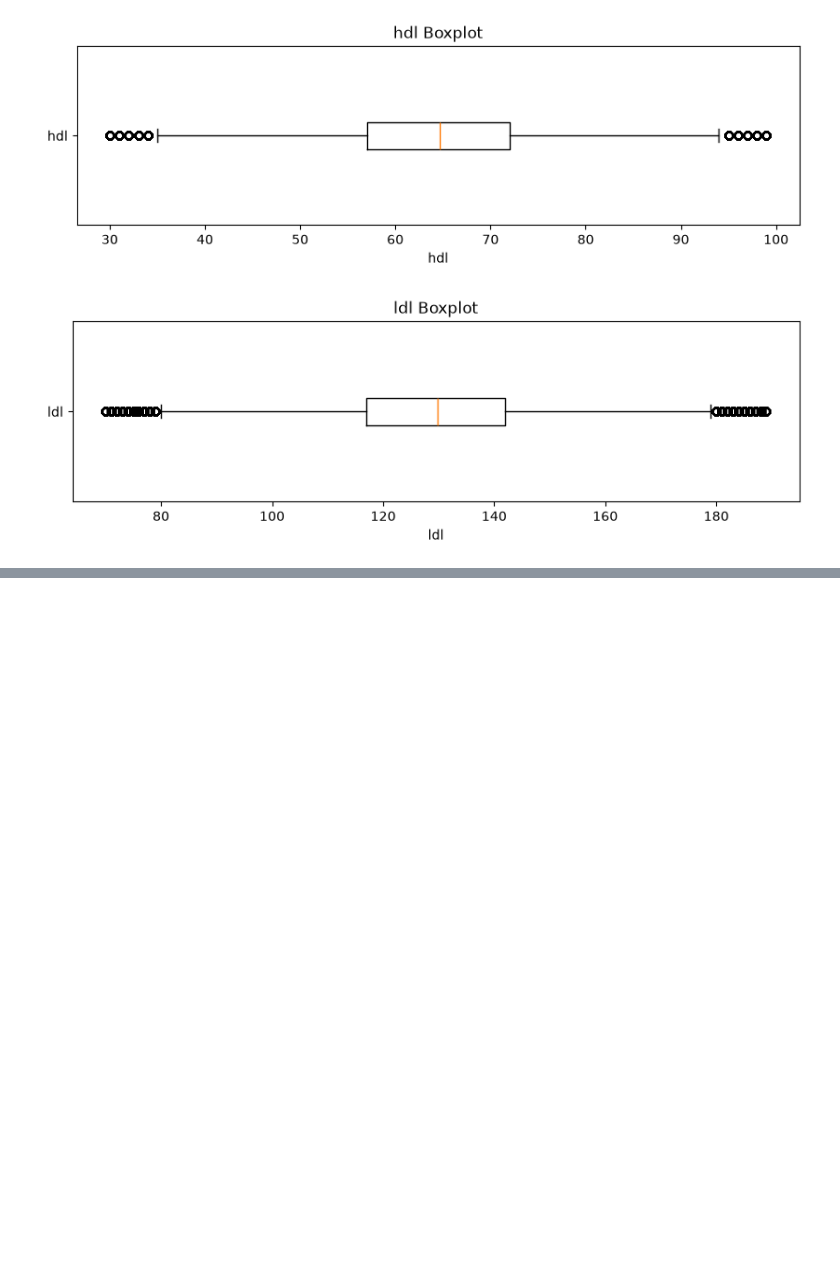
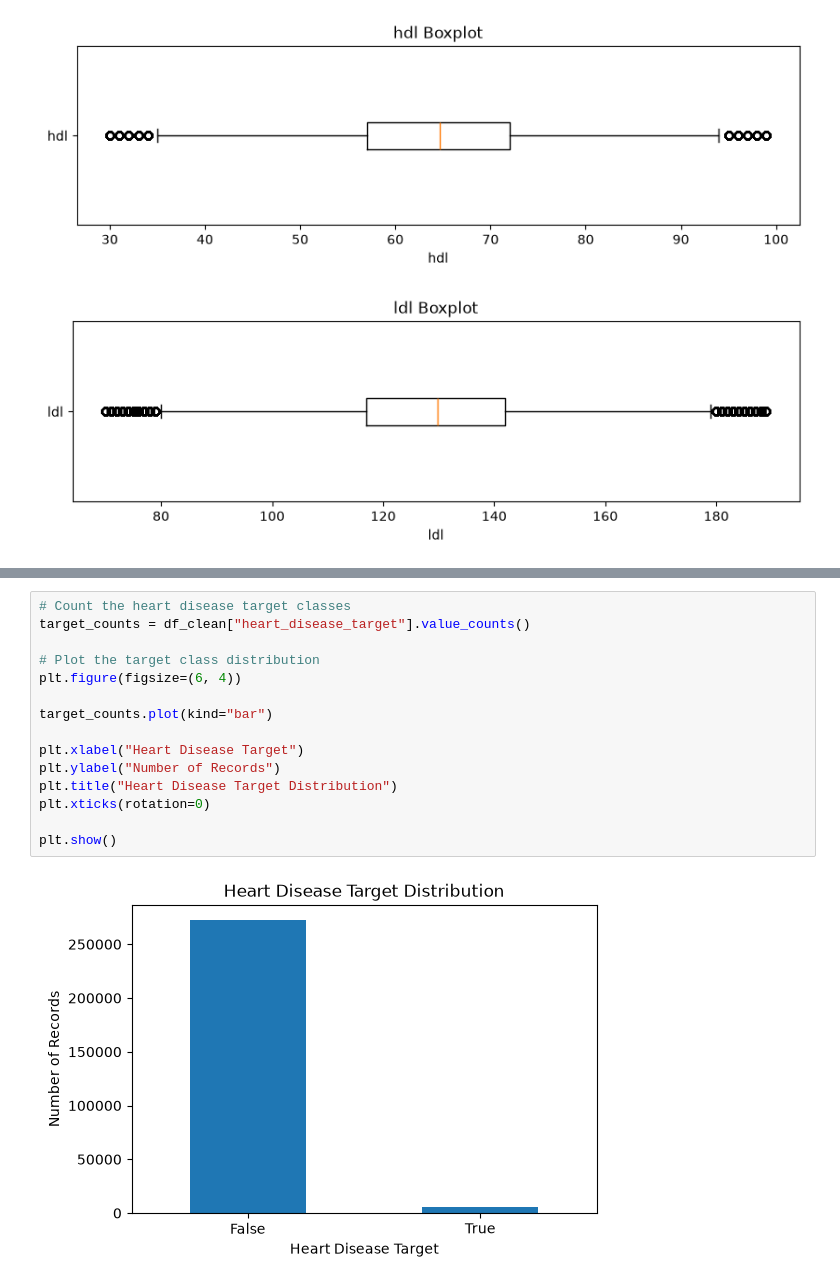
Before and after one commit to fatehbhular/Heart-Disease-Prediction-Model, a Jupyter notebook: notebooks/Task_3_Data Cleansing and Transformation.ipynb, the cells around one changed output, grey strips where cells are left out. Saved outputs shown, nothing was run; the diff lists cells and outputs as text; blank space fills up the shorter version.

Commit message:
Task 4.1  Descriptive and Distribution Analysis

```diff
--- a/notebooks/Task_3_Data Cleansing and Transformation.ipynb
+++ b/notebooks/Task_3_Data Cleansing and Transformation.ipynb
@@ -594,0 +715,17 @@ Error:
+# %%
+# Count the heart disease target classes
+target_counts = df_clean["heart_disease_target"].value_counts()
+
+# Plot the target class distribution
+plt.figure(figsize=(6, 4))
+
+target_counts.plot(kind="bar")
+
+plt.xlabel("Heart Disease Target")
+plt.ylabel("Number of Records")
+plt.title("Heart Disease Target Distribution")
+plt.xticks(rotation=0)
+
+plt.show()
+# %% [output]
+[figure, added]
```
Also changed, not shown: parts of 16 cells of this notebook, 4 other files.
